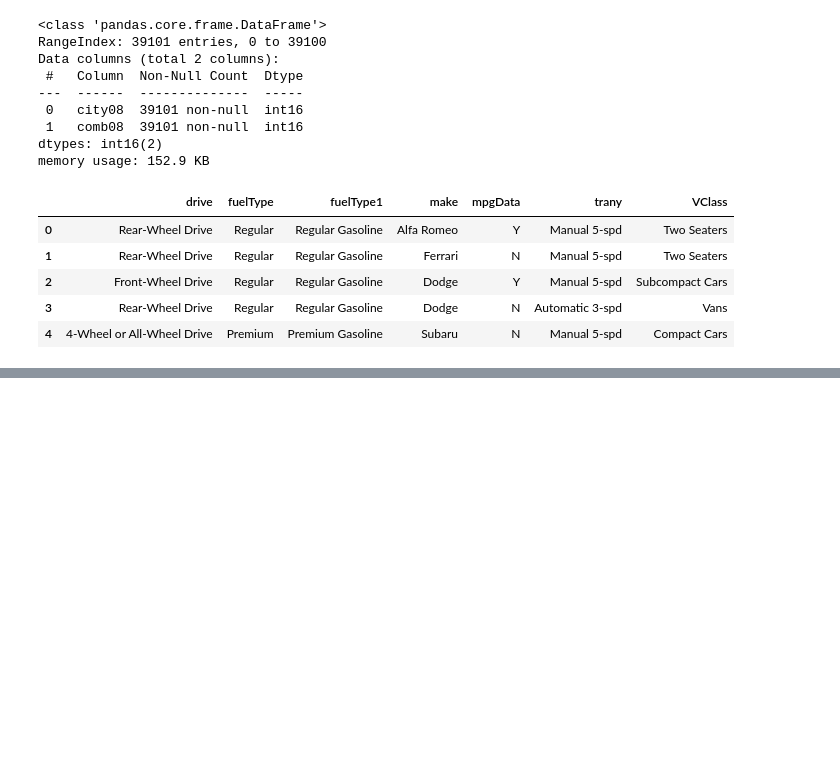
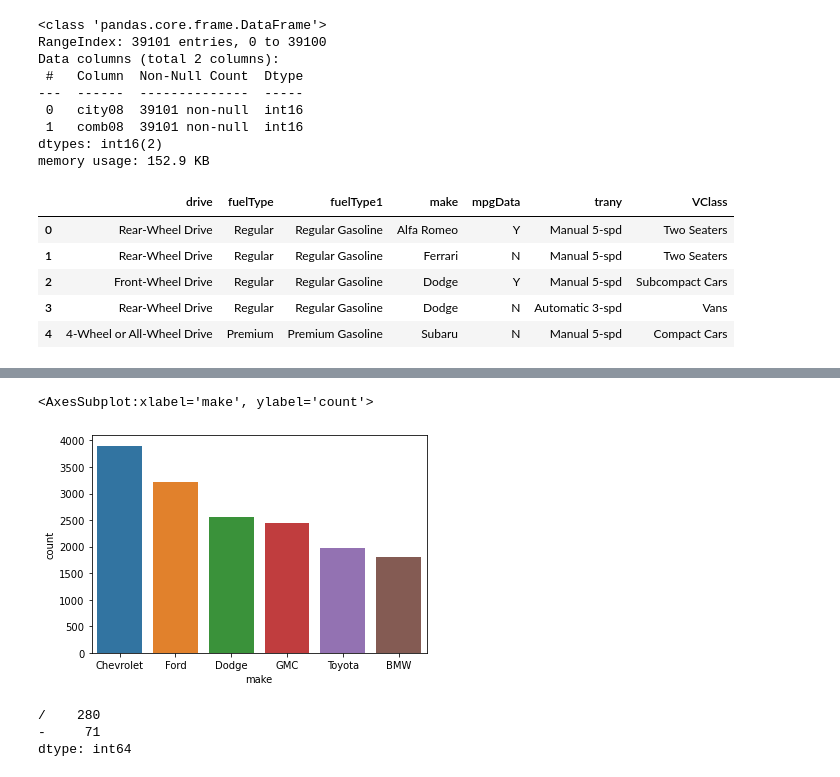
Before and after one commit to minstrel1149/pandas_practice-cookbook1, a Jupyter notebook: Pd_cookbook_1_chapter5.ipynb, the cells around one changed output, grey strips where cells are left out. Saved outputs shown, nothing was run; the diff lists cells and outputs as text; code cells hidden in the pictures; blank space fills up the shorter version.

```diff
--- a/Pd_cookbook_1_chapter5.ipynb
+++ b/Pd_cookbook_1_chapter5.ipynb
@@ -65,0 +95,19 @@ low_cardi = (fueleco_describe[(fueleco_describe['unique'] / fueleco_describe['co
+# %%
+# countplot() 함수의 order 매개변수 활용도 가능
+sns.countplot(data=fueleco, x='make', order=top_n)
+# %% [output]
+<AxesSubplot:xlabel='make', ylabel='count'>
+[figure, added]
+# %%
+# 원래 숫자를 넣으려고 했으나, '/', '-' 등으로 object 형식으로 지정된 케이스
+fueleco['rangeA'].value_counts()
+(fueleco['rangeA']
+# str 속성의 extract() 메서드 활용하여 정규표현식으로 추출 -> ^(캐럿 기호)로 숫자가 아닌 값 추출
+.str.extract(r'([^0-9.])')
+.dropna()
+.value_counts()
+)
+# %% [output]
+/    280
+-     71
+dtype: int64
```
Also changed, not shown: parts of 9 cells of this notebook, 4 other files.
